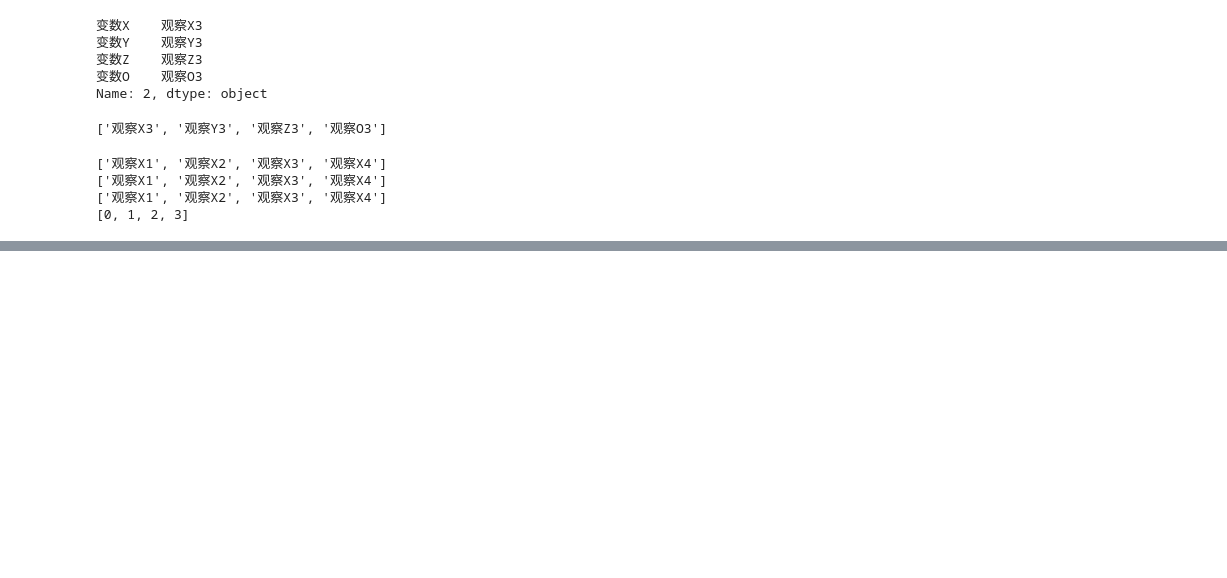
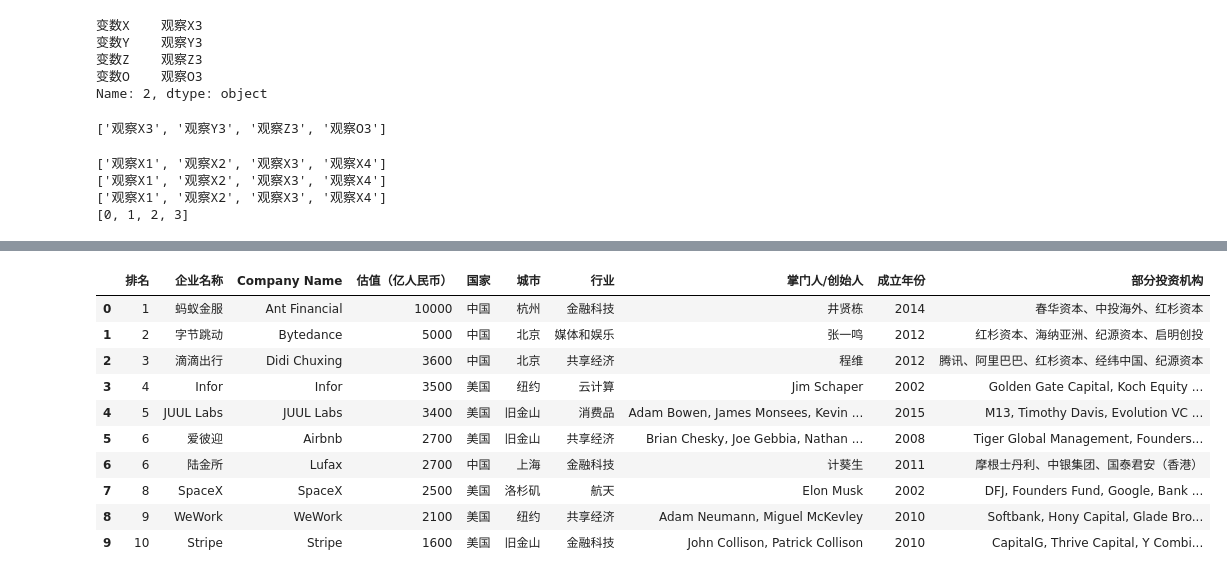
Before and after one commit to liuyu19/python_pandas, a Jupyter notebook: Spring20_Pandas/20春_pandas_week06_try/Untitled.ipynb, the cells around one changed output, grey strips where cells are left out. Saved outputs shown, nothing was run; the diff lists cells and outputs as text; code cells hidden in the pictures; blank space fills up the shorter version.

```diff
--- a/Spring20_Pandas/20春_pandas_week06_try/Untitled.ipynb
+++ b/Spring20_Pandas/20春_pandas_week06_try/Untitled.ipynb
@@ -151,0 +295,16 @@ print ( list(框框 ["变数X"].index) )
+# %%
+# 我要输出十行，就是十行。
+df = pd.read_csv("20春_pandas_week02_hurun_unicorn.tsv", encoding="utf8", sep="\t")
+df.head(10)
+# %% [output]
+|  | 排名 | 企业名称 | Company Name | 估值（亿人民币） | 国家 | 城市 | 行业 | 掌门人/创始人 | 成立年份 | 部分投资机构 |
+| 0 | 1 | 蚂蚁金服 | Ant Financial | 10000 | 中国 | 杭州 | 金融科技 | 井贤栋 | 2014 | 春华资本、中投海外、红杉资本 |
+| 1 | 2 | 字节跳动 | Bytedance | 5000 | 中国 | 北京 | 媒体和娱乐 | 张一鸣 | 2012 | 红杉资本、海纳亚洲、纪源资本、启明创投 |
+| 2 | 3 | 滴滴出行 | Didi Chuxing | 3600 | 中国 | 北京 | 共享经济 | 程维 | 2012 | 腾讯、阿里巴巴、红杉资本、经纬中国、纪源资本 |
+| 3 | 4 | Infor | Infor | 3500 | 美国 | 纽约 | 云计算 | Jim Schaper | 2002 | Golden Gate Capital, Koch Equity ... |
+| 4 | 5 | JUUL Labs | JUUL Labs | 3400 | 美国 | 旧金山 | 消费品 | Adam Bowen, James Monsees, Kevin ... | 2015 | M13, Timothy Davis, Evolution VC ... |
+| 5 | 6 | 爱彼迎 | Airbnb | 2700 | 美国 | 旧金山 | 共享经济 | Brian Chesky, Joe Gebbia, Nathan ... | 2008 | Tiger Global Management, Founders... |
+| 6 | 6 | 陆金所 | Lufax | 2700 | 中国 | 上海 | 金融科技 | 计葵生 | 2011 | 摩根士丹利、中银集团、国泰君安（香港） |
+| 7 | 8 | SpaceX | SpaceX | 2500 | 美国 | 洛杉矶 | 航天 | Elon Musk | 2002 | DFJ, Founders Fund, Google, Bank ... |
+| 8 | 9 | WeWork | WeWork | 2100 | 美国 | 纽约 | 共享经济 | Adam Neumann, Miguel McKevley | 2010 | Softbank, Hony Capital, Glade Bro... |
+| 9 | 10 | Stripe | Stripe | 1600 | 美国 | 旧金山 | 金融科技 | John Collison, Patrick Collison | 2010 | CapitalG, Thrive Capital, Y Combi... |
```
Also changed, not shown: parts of 14 cells of this notebook.
